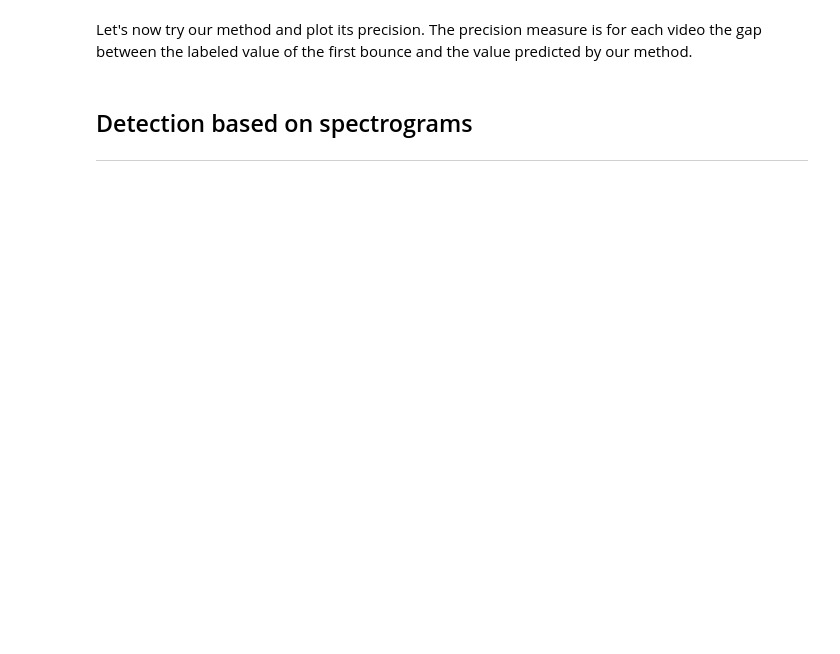
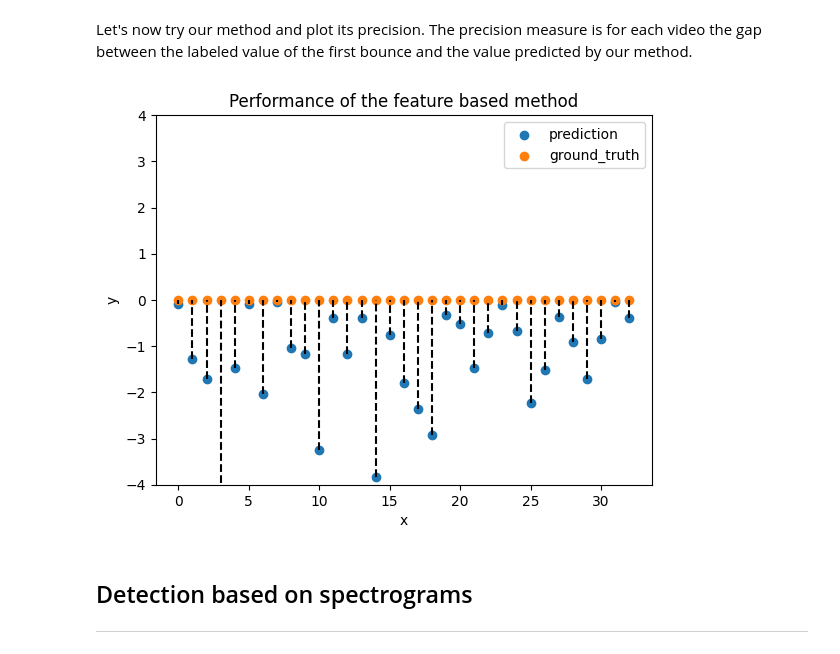
Before and after one commit to centralelyon/Sound-Detection, a Jupyter notebook: 3_Sound_detection.ipynb, the cells around one changed output. Drawn from its saved outputs; the diff is of its cells as text; code cells hidden in the pictures; blank space fills up the shorter version.

```diff
--- a/3_Sound_detection.ipynb
+++ b/3_Sound_detection.ipynb
@@ -255,5 +181,33 @@ first_bounces
 # %% [markdown]
 Let's now try our method and plot its precision. The precision measure is for each video the gap between the labeled value of the first bounce and the value predicted by our method.
+# %%
+samples_path="./test"
+feature_extraction_based_detection=[]
+real_first_ball_bounces=[]
+for file in os.listdir(samples_path):
+    if file.endswith('.mp4'):
+        start=detect_sound_ref_feature_extraction(samples_path,file,"ping.wav")
+        feature_extraction_based_detection.append(start[0]-first_bounces[file] if len(start)>1 else float('inf'))
+        real_first_ball_bounces.append(0)
+output.clear()
+x_coords = range(len(feature_extraction_based_detection))
+
+# Generate the plot
+plt.scatter(x_coords, feature_extraction_based_detection,label="prediction")
+plt.scatter(x_coords, real_first_ball_bounces,label="ground_truth")
+plt.xlabel('x')
+plt.ylabel('y')
+plt.ylim([-4,4])
+plt.legend()
+plt.title('Performance of the feature based method')
+
+# Link points with the same x-coordinates
+for x, predicted_y, real_y in zip(x_coords, feature_extraction_based_detection, real_first_ball_bounces):
+    plt.plot([x, x], [predicted_y, real_y], 'k--')
+
+plt.show()
+# %% [output]
+[figure, added]
 # %% [markdown]
 ## Detection based on spectrograms
 
```
Also changed, not shown: parts of 27 cells of this notebook.
